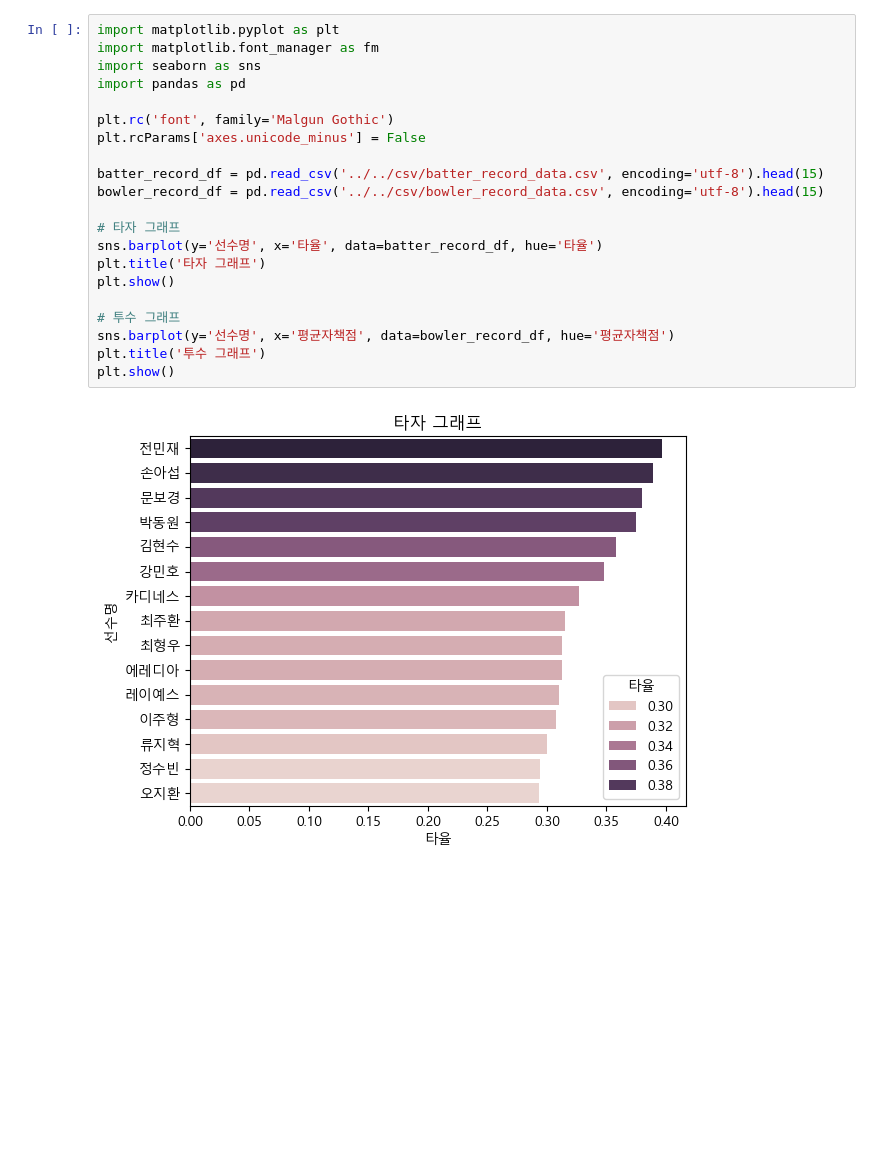
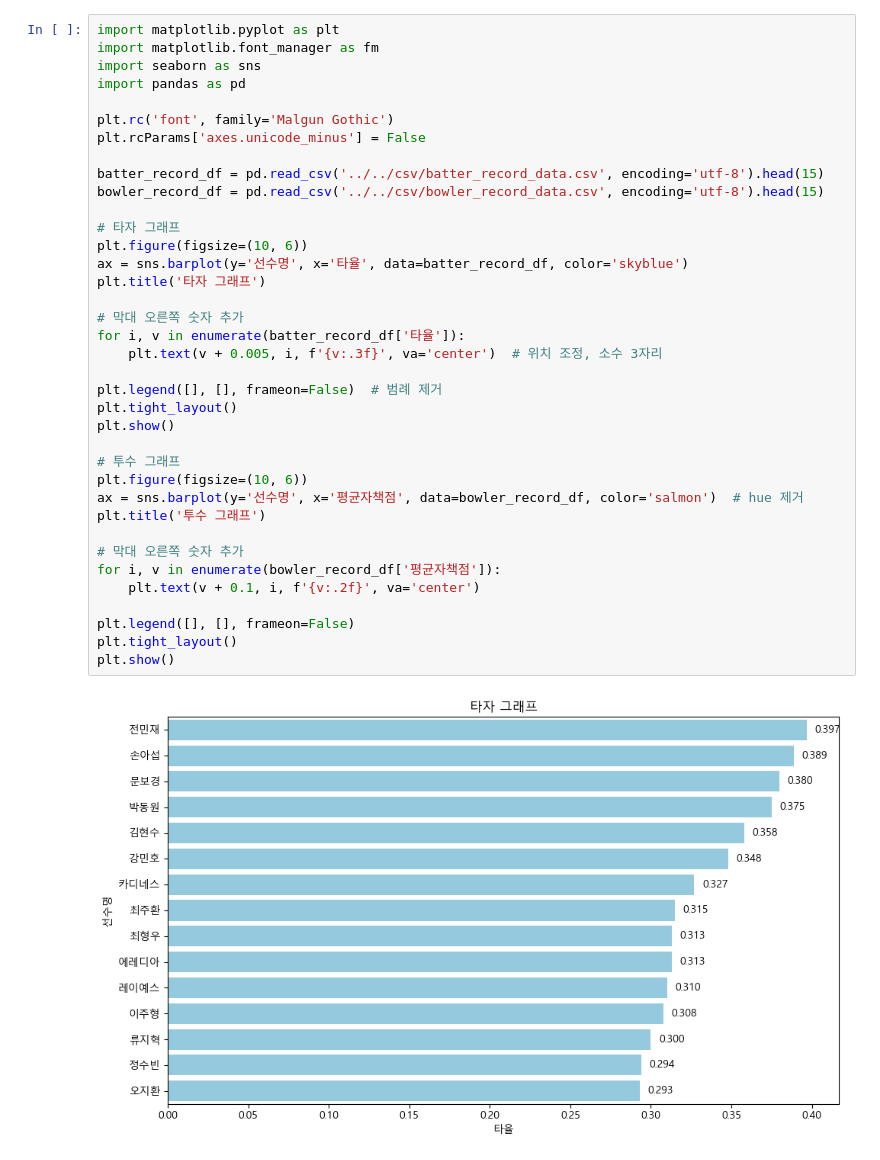
Before and after one commit to COMFORTO-O/SKShieldus_Rookies_Mini_Project_Yamoa, a Jupyter notebook: jupyter/csv_to_visual/player_record_visualization.ipynb, the cells around one changed output. Saved outputs shown, nothing was run; the diff lists cells and outputs as text; blank space fills up the shorter version.

Commit message:
barplot modify

```diff
--- a/jupyter/csv_to_visual/player_record_visualization.ipynb
+++ b/jupyter/csv_to_visual/player_record_visualization.ipynb
@@ -1,23 +1,39 @@
 # %%
 import matplotlib.pyplot as plt
 import matplotlib.font_manager as fm
 import seaborn as sns
 import pandas as pd
 
 plt.rc('font', family='Malgun Gothic')
 plt.rcParams['axes.unicode_minus'] = False
 
 batter_record_df = pd.read_csv('../../csv/batter_record_data.csv', encoding='utf-8').head(15)
 bowler_record_df = pd.read_csv('../../csv/bowler_record_data.csv', encoding='utf-8').head(15)
 
 # 타자 그래프
-sns.barplot(y='선수명', x='타율', data=batter_record_df, hue='타율')
+plt.figure(figsize=(10, 6))
+ax = sns.barplot(y='선수명', x='타율', data=batter_record_df, color='skyblue')
 plt.title('타자 그래프')
+
+# 막대 오른쪽 숫자 추가
+for i, v in enumerate(batter_record_df['타율']):
+    plt.text(v + 0.005, i, f'{v:.3f}', va='center')  # 위치 조정, 소수 3자리
+
+plt.legend([], [], frameon=False)  # 범례 제거
+plt.tight_layout()
 plt.show()
 
 # 투수 그래프
-sns.barplot(y='선수명', x='평균자책점', data=bowler_record_df, hue='평균자책점')
+plt.figure(figsize=(10, 6))
+ax = sns.barplot(y='선수명', x='평균자책점', data=bowler_record_df, color='salmon')  # hue 제거
 plt.title('투수 그래프')
+
+# 막대 오른쪽 숫자 추가
+for i, v in enumerate(bowler_record_df['평균자책점']):
+    plt.text(v + 0.1, i, f'{v:.2f}', va='center')
+
+plt.legend([], [], frameon=False)
+plt.tight_layout()
 plt.show()
 # %% [output]
-[figure, old version]
+[figure, new version]
```
Also changed, not shown: parts of 1 cell of this notebook.
